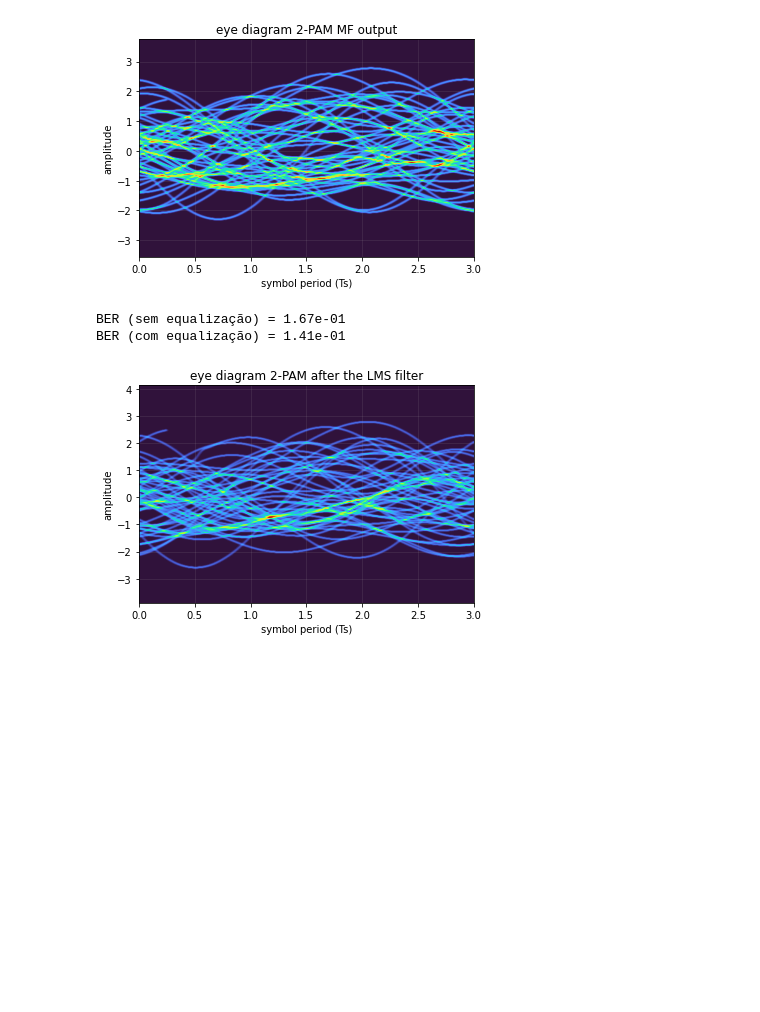
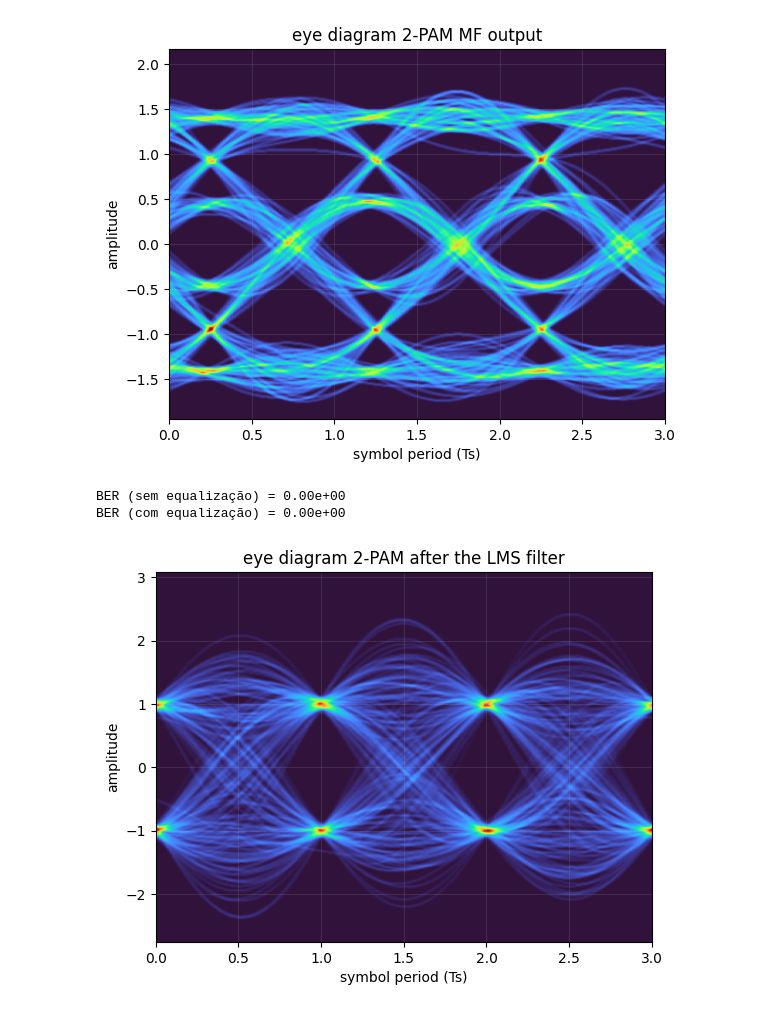
Before and after one commit to edsonportosilva/TDI, a Jupyter notebook: jupyter/Listas/Equalização linear com LMS.ipynb, the cells around one changed output. Cells and saved outputs as stored; diff of their text form; code cells hidden in the pictures; blank space fills up the shorter version.

```diff
--- a/jupyter/Listas/Equalização linear com LMS.ipynb
+++ b/jupyter/Listas/Equalização linear com LMS.ipynb
@@ -63,25 +83,26 @@ from optic.metrics import signal_power
 from optic.plot import eyediagram, pconst
 from optic.models import awgn
 
-# Simulação de transmissão em canal AWGN
-SNRdB = 5  # relação sinal-ruído
-M      = 2  # ordem do formato de modulação
+# parâmetros da simulação
+SpS = 4            # Amostras por símbolo
+Rs  = 100e6         # Taxa de símbolos
+Ts  = 1/Rs          # Período de símbolo em segundos
+Fa  = 1/(Ts/SpS)    # Frequência de amostragem do sinal (amostras/segundo)
+Ta  = 1/Fa          # Período de amostragem
+
+M  = 2  # ordem do formato de modulação
 constType = 'pam' # 'qam', 'psk', 'pam' or 'ook'
 
-# canal linear
+# Simulação de transmissão em canal AWGN
+SNRdB = 30  # relação sinal-ruído em dB
+
+# parâmetros do canal linear
 hch_ = np.array([0.205, 0.815, 0.205]) # resposta ao impulso do canal
 hch = upsample(hch_, SpS)
 
 # parâmetros do equalizador
-Ntaps = 75
+Ntaps = 15
 μ = 0.005
-
-# parâmetros da simulação
-SpS = 16            # Amostras por símbolo
-Rs  = 100e6         # Taxa de símbolos
-Ts  = 1/Rs          # Período de símbolo em segundos
-Fa  = 1/(Ts/SpS)    # Frequência de amostragem do sinal (amostras/segundo)
-Ta  = 1/Fa          # Período de amostragem
 
 # Define constelação
 constSymb = GrayMapping(M, constType)
@@ -125,40 +146,40 @@ sigRx = pnorm(sigRx)
 eyediagram(sigRx, Nsamples, SpS, plotlabel= str(M)+'-'+constType.upper()+' MF output', ptype='fancy')
 
 # downsampling
-y = sigRx[0::SpS].real
+y = sigRx[1::SpS].real
 y = pnorm(y)
 
 # detector ML
 bitsRx = demodulateGray(np.sqrt(Es)*y, M, constType)
 
 # Calcula BER sem equalização
 discard = int(0.25*len(bitsTx))
 BERpre = np.mean(bitsRx[discard:]^bitsTx[discard:])
 
 # equalizador LMS
 symbRx, h_eq, squaredError = lms(y, symbTx, Ntaps, μ)
 symbRx = pnorm(symbRx)
 
 # detector ML
 bitsRx = demodulateGray(np.sqrt(Es)*symbRx, M, constType)
 
 # Calcula BER após equalização
 discard = int(0.25*len(bitsTx))
 BERpos = np.mean(bitsRx[discard:]^bitsTx[discard:])
 
 print(f'BER (sem equalização) = {BERpre:.2e}')
 print(f'BER (com equalização) = {BERpos:.2e}')
 
 # aplicando o filtro obtido pelo equalizador LMS no sinal obtido na saída do filtro casado
 sigLMS = firFilter(upsample(h_eq, SpS), firFilter(pulse, sigCh+ruido))
 
 # observando o diagrama de olho como se o filtro obtido pelo equalizador LMS fosse aplicado na saída do filtro casado
 eyediagram(pnorm(sigLMS), Nsamples, SpS, plotlabel= str(M)+'-'+constType.upper()+' after the LMS filter', ptype='fancy')
 # %% [output]
-[figure, old version]
+[figure, new version]
-BER (sem equalização) = 1.67e-01
-BER (com equalização) = 1.41e-01
+BER (sem equalização) = 0.00e+00
+BER (com equalização) = 0.00e+00
-[figure, old version]
+[figure, new version]
 # %%
 L = 100
 MA_SE = np.convolve(np.ones(L)/L, squaredError, 'same')
```
Also changed, not shown: parts of 6 cells of this notebook.
